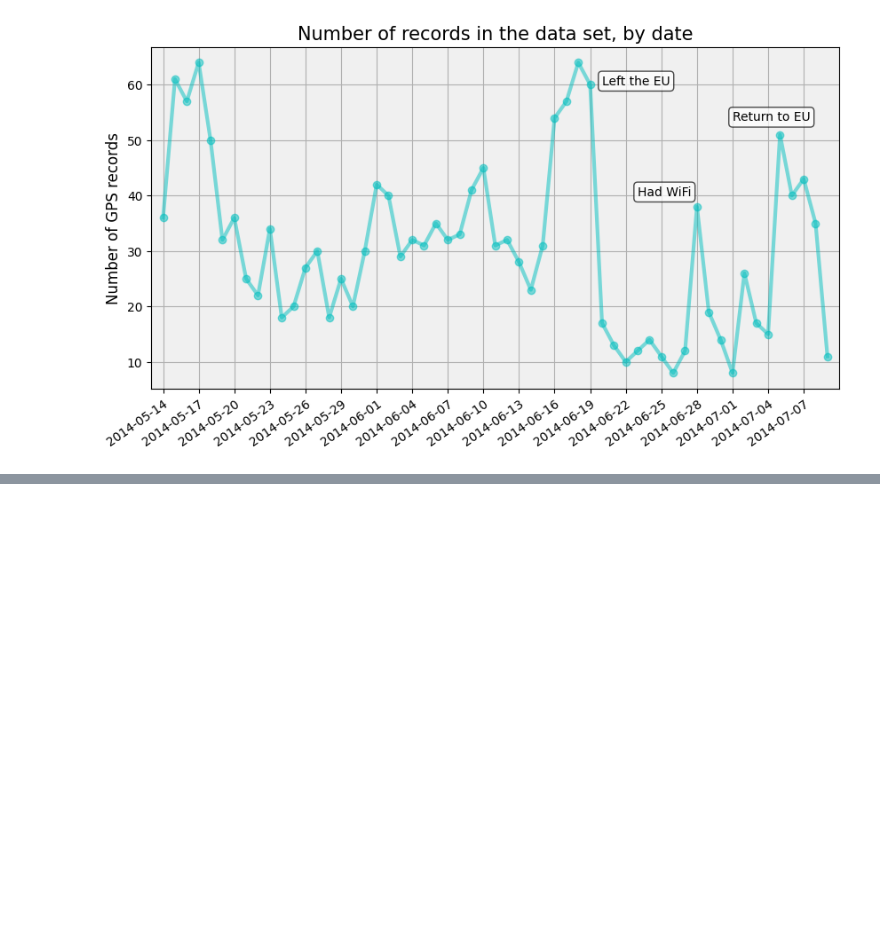
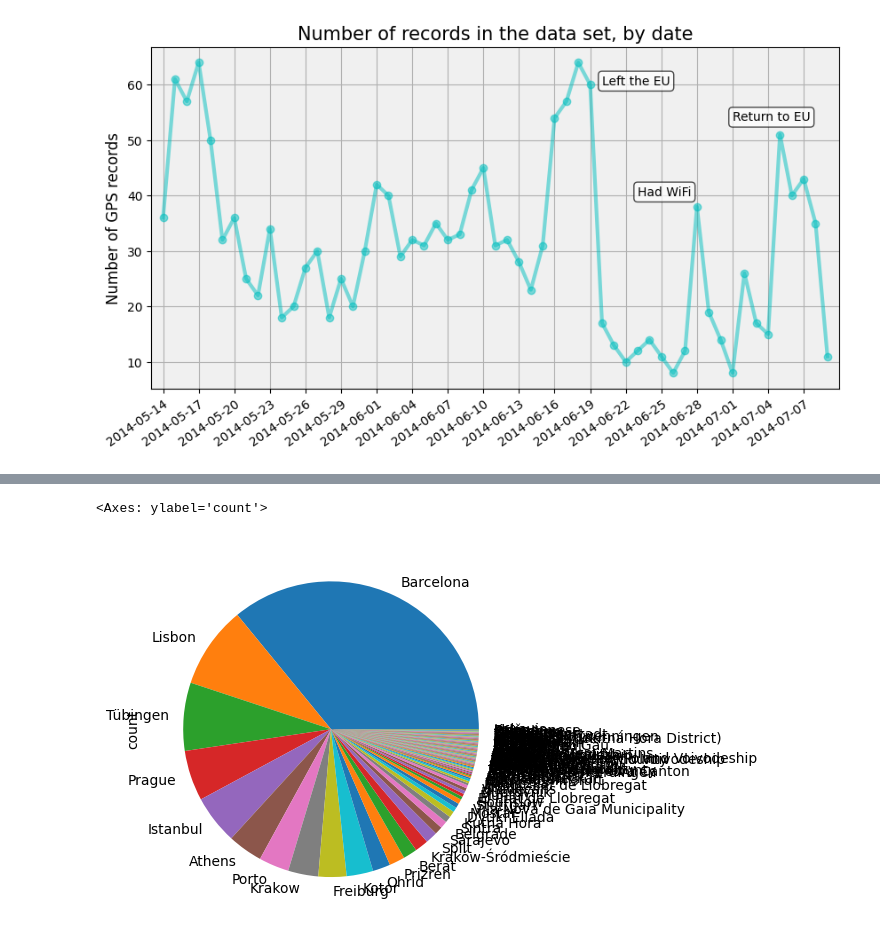
Before and after one commit to S4vi0r17/no-se, a Jupyter notebook: Iot-lab03/app.ipynb, the cells around one changed output, grey strips where cells are left out. Saved outputs shown, nothing was run; the diff lists cells and outputs as text; code cells hidden in the pictures; blank space fills up the shorter version.

```diff
--- a/Iot-lab03/app.ipynb
+++ b/Iot-lab03/app.ipynb
@@ -775,0 +778,4 @@ plt.show()
+# %%
+cities = df['city'].value_counts()
+print(cities.count())
+print(cities.head())
@@ -775,0 +791,6 @@ plt.show()
+# %%
+# draw a pie chart nightmare
+cities.plot(kind='pie')
+# %% [output]
+<Axes: ylabel='count'>
+[figure, added]
```
Also changed, not shown: parts of 9 cells of this notebook, 2 other files.
